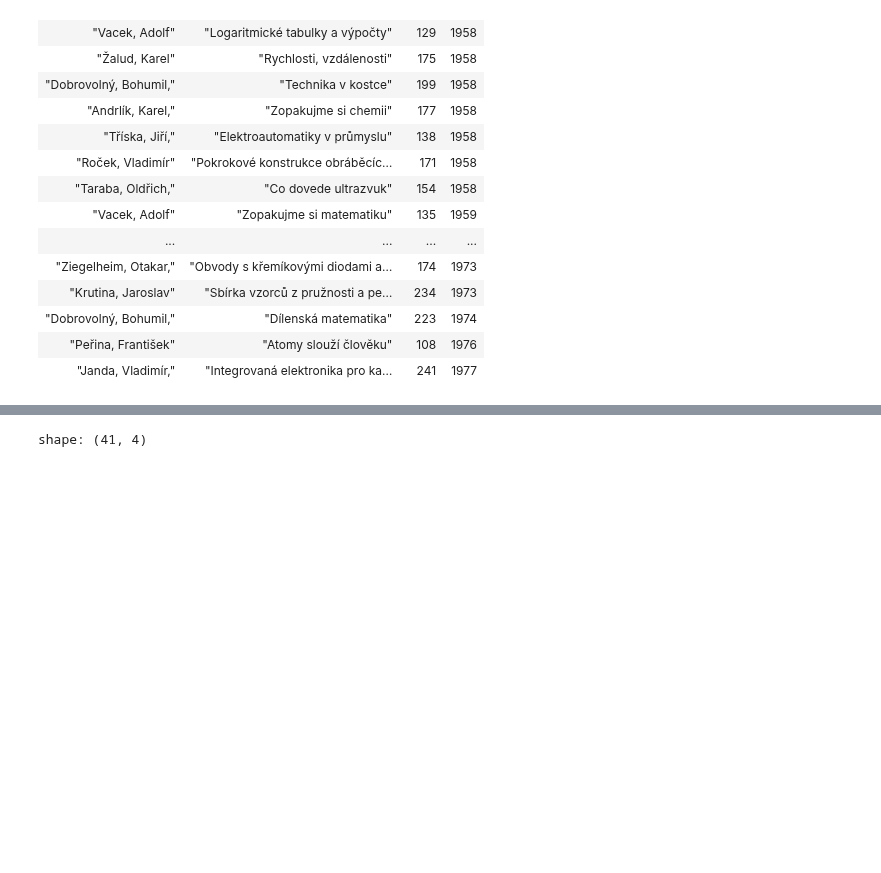
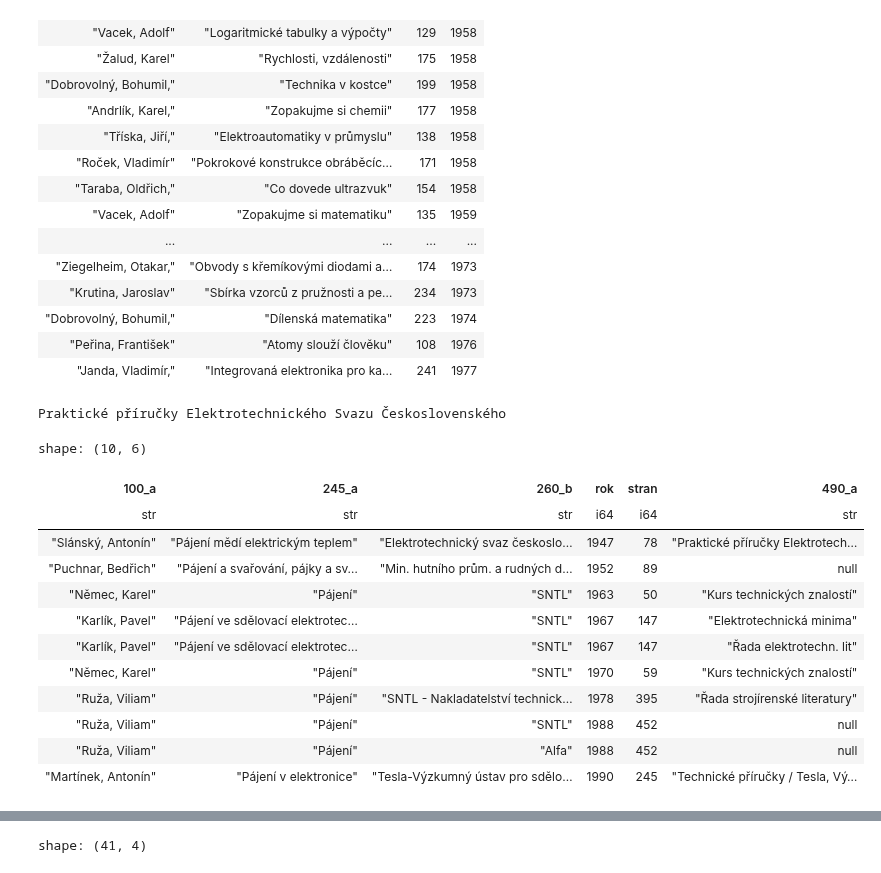
Before and after one commit to DataRozhlas/knizni-peoplemetr, a Jupyter notebook: 185_edice.ipynb, the cells around one changed output, grey strips where cells are left out. Drawn from its saved outputs; the diff is of its cells as text; code cells hidden in the pictures; blank space fills up the shorter version.

```diff
--- a/185_edice.ipynb
+++ b/185_edice.ipynb
@@ -402,3 +446,20 @@ shape: (135, 4)
 | "Dobrovolný, Bohumil," | "Dílenská matematika" | 223 | 1974 |
 | "Peřina, František" | "Atomy slouží člověku" | 108 | 1976 |
 | "Janda, Vladimír," | "Integrovaná elektronika pro ka… | 241 | 1977 |
+# %%
+zjisti("Pájení")
+# %% [output]
+Praktické příručky Elektrotechnického Svazu Československého
+shape: (10, 6)
+| 100_a | 245_a | 260_b | rok | stran | 490_a |
+| str | str | str | i64 | i64 | str |
+| "Slánský, Antonín" | "Pájení mědí elektrickým teplem" | "Elektrotechnický svaz českoslo… | 1947 | 78 | "Praktické příručky Elektrotech… |
+| "Puchnar, Bedřich" | "Pájení a svařování, pájky a sv… | "Min. hutního prům. a rudných d… | 1952 | 89 | null |
+| "Němec, Karel" | "Pájení" | "SNTL" | 1963 | 50 | "Kurs technických znalostí" |
+| "Karlík, Pavel" | "Pájení ve sdělovací elektrotec… | "SNTL" | 1967 | 147 | "Elektrotechnická minima" |
+| "Karlík, Pavel" | "Pájení ve sdělovací elektrotec… | "SNTL" | 1967 | 147 | "Řada elektrotechn. lit" |
+| "Němec, Karel" | "Pájení" | "SNTL" | 1970 | 59 | "Kurs technických znalostí" |
+| "Ruža, Viliam" | "Pájení" | "SNTL - Nakladatelství technick… | 1978 | 395 | "Řada strojírenské literatury" |
+| "Ruža, Viliam" | "Pájení" | "SNTL" | 1988 | 452 | null |
+| "Ruža, Viliam" | "Pájení" | "Alfa" | 1988 | 452 | null |
+| "Martínek, Antonín" | "Pájení v elektronice" | "Tesla-Výzkumný ústav pro sdělo… | 1990 | 245 | "Technické příručky / Tesla, Vý… |
```
Also changed, not shown: parts of 21 cells of this notebook, 3 other files.
